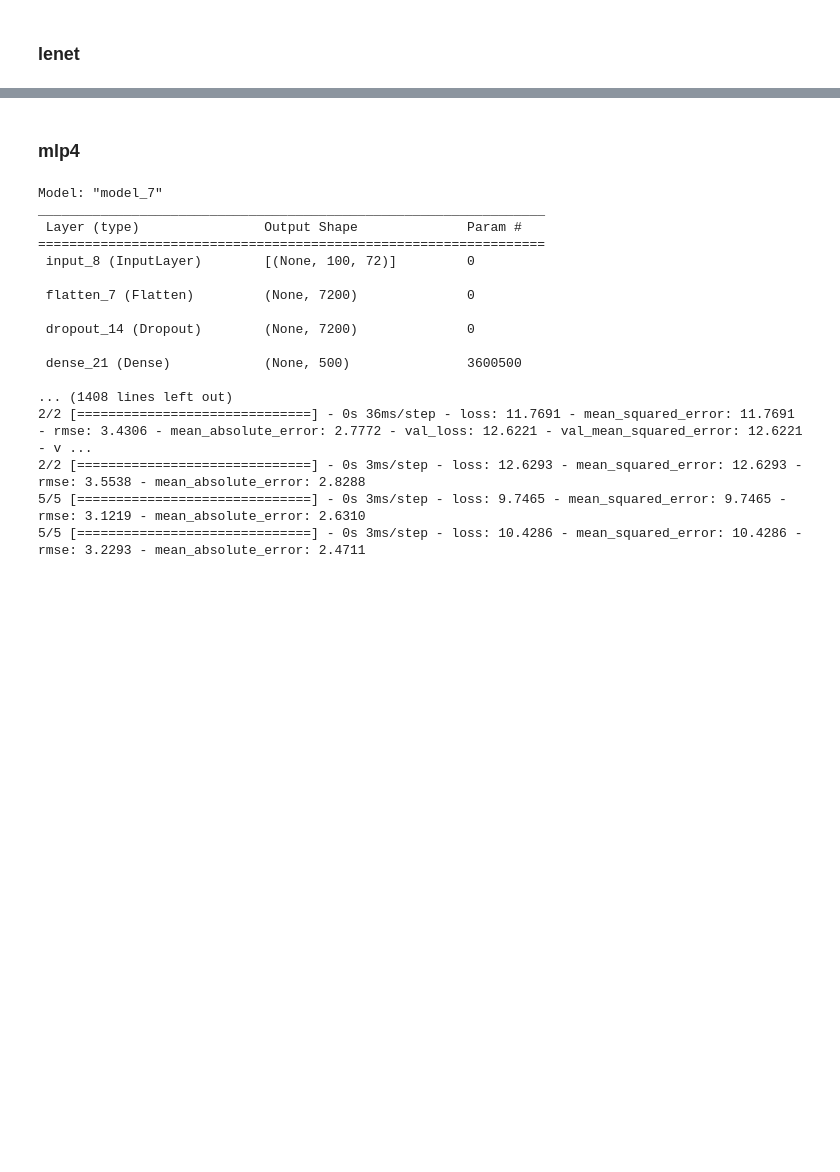
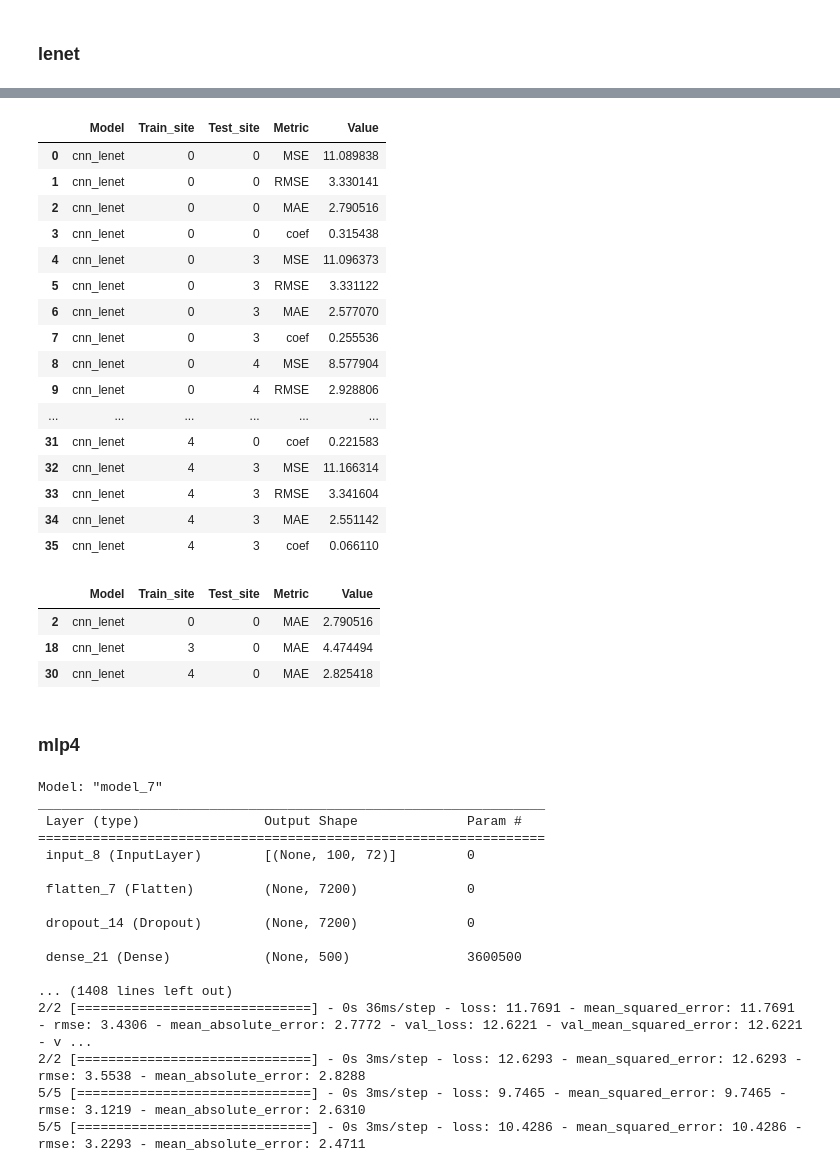
Before and after one commit to arokem/afq-deep-learning, a Jupyter notebook: notebooks/2022-3-9-cross-site-generalization_1.ipynb, the cells around one changed output, grey strips where cells are left out. Saved outputs shown, nothing was run; the diff lists cells and outputs as text; code cells hidden in the pictures; blank space fills up the shorter version.

```diff
--- a/notebooks/2022-3-9-cross-site-generalization_1.ipynb
+++ b/notebooks/2022-3-9-cross-site-generalization_1.ipynb
@@ -213,5 +213,32 @@ _________________________________________________________________
 # %%
 df_lenet = (df_lenet1.merge(df_lenet2, how='outer')).merge(df_lenet3, how='outer')
+# %%
+df_lenet
+# %% [output]
+|  | Model | Train_site | Test_site | Metric | Value |
+| 0 | cnn_lenet | 0 | 0 | MSE | 11.089838 |
+| 1 | cnn_lenet | 0 | 0 | RMSE | 3.330141 |
+| 2 | cnn_lenet | 0 | 0 | MAE | 2.790516 |
+| 3 | cnn_lenet | 0 | 0 | coef | 0.315438 |
+| 4 | cnn_lenet | 0 | 3 | MSE | 11.096373 |
+| 5 | cnn_lenet | 0 | 3 | RMSE | 3.331122 |
+| 6 | cnn_lenet | 0 | 3 | MAE | 2.577070 |
+| 7 | cnn_lenet | 0 | 3 | coef | 0.255536 |
+| 8 | cnn_lenet | 0 | 4 | MSE | 8.577904 |
+| 9 | cnn_lenet | 0 | 4 | RMSE | 2.928806 |
+| ... | ... | ... | ... | ... | ... |
+| 31 | cnn_lenet | 4 | 0 | coef | 0.221583 |
+| 32 | cnn_lenet | 4 | 3 | MSE | 11.166314 |
+| 33 | cnn_lenet | 4 | 3 | RMSE | 3.341604 |
+| 34 | cnn_lenet | 4 | 3 | MAE | 2.551142 |
+| 35 | cnn_lenet | 4 | 3 | coef | 0.066110 |
+# %%
+df_lenet[(df_lenet['Metric'] == 'MAE') & (df_lenet["Test_site"] == 0)]
+# %% [output]
+|  | Model | Train_site | Test_site | Metric | Value |
+| 2 | cnn_lenet | 0 | 0 | MAE | 2.790516 |
+| 18 | cnn_lenet | 3 | 0 | MAE | 4.474494 |
+| 30 | cnn_lenet | 4 | 0 | MAE | 2.825418 |
 # %% [markdown]
 ### mlp4
 # %%
```
Also changed, not shown: parts of 5 cells of this notebook.
